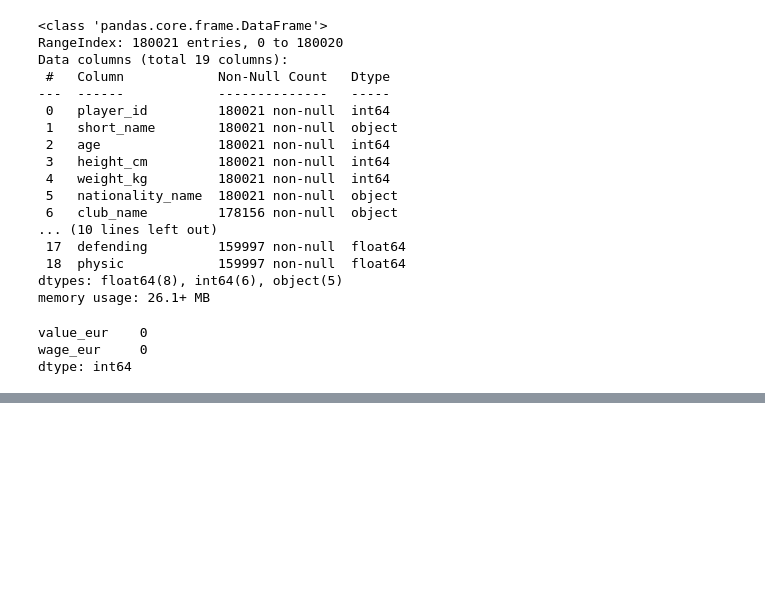
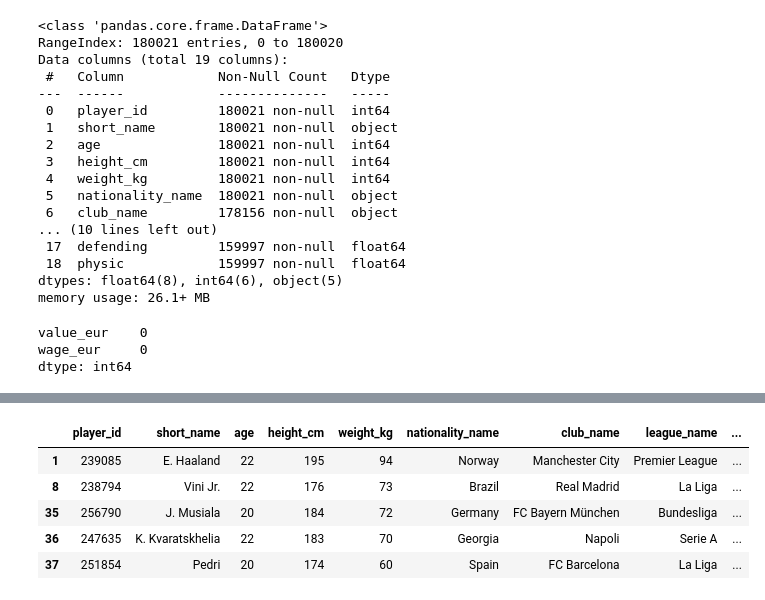
Before and after one commit to yeG00/Predictive-Football-Scouting, a Jupyter notebook: Data Cleaning.ipynb, the cells around one changed output, grey strips where cells are left out. Saved outputs shown, nothing was run; the diff lists cells and outputs as text; code cells hidden in the pictures; blank space fills up the shorter version.

```diff
--- a/Data Cleaning.ipynb
+++ b/Data Cleaning.ipynb
@@ -62,0 +74,11 @@ dtype: int64
+# %%
+young_talents = filtered_df[(filtered_df['age'] <= 23 ) & (filtered_df['overall'] >= 75)]
+# %%
+young_talents.head()
+# %% [output]
+|  | player_id | short_name | age | height_cm | weight_kg | nationality_name | club_name | league_name | ... |
+| 1 | 239085 | E. Haaland | 22 | 195 | 94 | Norway | Manchester City | Premier League | ... |
+| 8 | 238794 | Vini Jr. | 22 | 176 | 73 | Brazil | Real Madrid | La Liga | ... |
+| 35 | 256790 | J. Musiala | 20 | 184 | 72 | Germany | FC Bayern München | Bundesliga | ... |
+| 36 | 247635 | K. Kvaratskhelia | 22 | 183 | 70 | Georgia | Napoli | Serie A | ... |
+| 37 | 251854 | Pedri | 20 | 174 | 60 | Spain | FC Barcelona | La Liga | ... |
```
Also changed, not shown: parts of 18 cells of this notebook.
